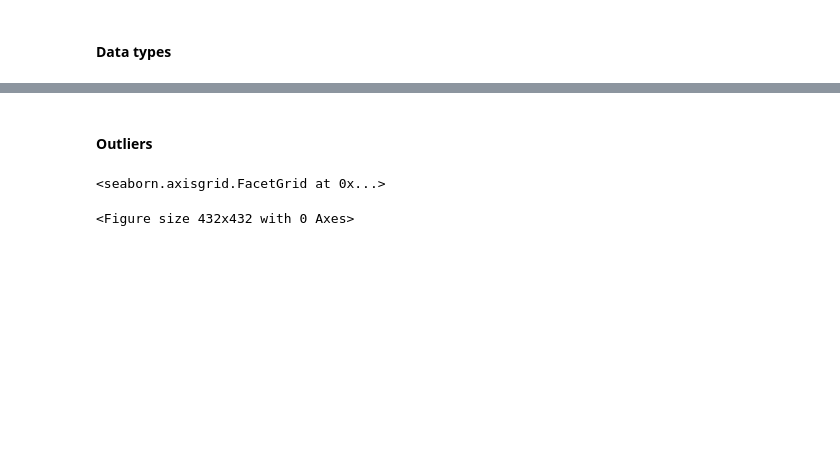
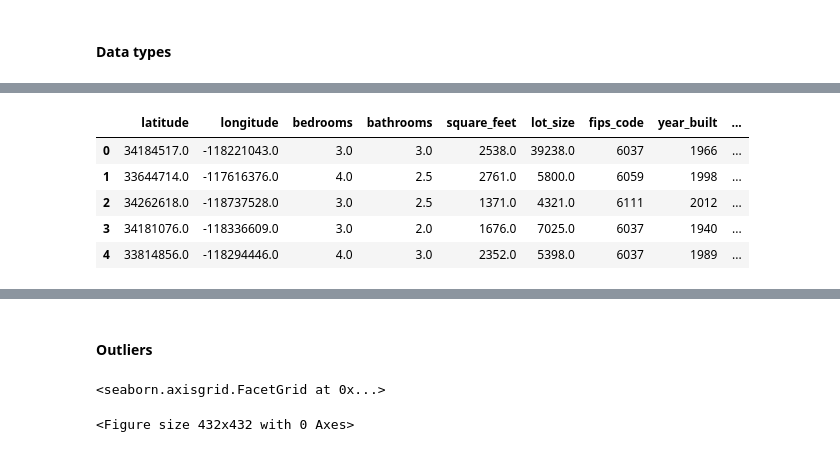
Before and after one commit to m3redithw/regression-exercises, a Jupyter notebook: explore.ipynb, the cells around one changed output, grey strips where cells are left out. Cells and saved outputs as stored; diff of their text form; code cells hidden in the pictures; blank space fills up the shorter version.

```diff
--- a/explore.ipynb
+++ b/explore.ipynb
@@ -51,7 +51,7 @@ def new_zillow_data():
     '''
     # Create SQL query.
     sql_query = '''
-    SELECT latitude, longitude, bedroomcnt as bedrooms, bathroomcnt as bathrooms, calculatedfinishedsquarefeet as square_feet, lotsizesquarefeet as lot_size, fips as fips_code, regionidcounty as county_id, yearbuilt as year_built, taxvaluedollarcnt as assessed_value, taxamount as tax_amount
+    SELECT latitude, longitude, bedroomcnt as bedrooms, bathroomcnt as bathrooms, calculatedfinishedsquarefeet as square_feet, lotsizesquarefeet as lot_size, fips as fips_code, yearbuilt as year_built, taxvaluedollarcnt as assessed_value, taxamount as tax_amount
 FROM properties_2017 as p JOIN predictions_2017 as pred USING(parcelid) JOIN
 propertylandusetype as ptype using (propertylandusetypeid)
 WHERE ptype.propertylandusedesc LIKE '%%Single%%' and pred.transactiondate LIKE '2017%%';
@@ -115,4 +101,3 @@ dtype: object
 # %%
 df['fips_code'] = df['fips_code'].astype(int)
 df['year_built'] = df['year_built'].astype(int)
-df['county_id'] = df['county_id'].astype(int)
@@ -118,0 +125,11 @@ df['county_id'] = df['county_id'].astype(int)
+# %%
+df['county'] = df.fips_code.map({6037: 'Los Angeles', 6059: 'Orange', 6111: 'Ventura'})
+# %%
+df.head()
+# %% [output]
+|  | latitude | longitude | bedrooms | bathrooms | square_feet | lot_size | fips_code | year_built | ... |
+| 0 | 34184517.0 | -118221043.0 | 3.0 | 3.0 | 2538.0 | 39238.0 | 6037 | 1966 | ... |
+| 1 | 33644714.0 | -117616376.0 | 4.0 | 2.5 | 2761.0 | 5800.0 | 6059 | 1998 | ... |
+| 2 | 34262618.0 | -118737528.0 | 3.0 | 2.5 | 1371.0 | 4321.0 | 6111 | 2012 | ... |
+| 3 | 34181076.0 | -118336609.0 | 3.0 | 2.0 | 1676.0 | 7025.0 | 6037 | 1940 | ... |
+| 4 | 33814856.0 | -118294446.0 | 4.0 | 3.0 | 2352.0 | 5398.0 | 6037 | 1989 | ... |
```
Also changed, not shown: parts of 26 cells of this notebook.
